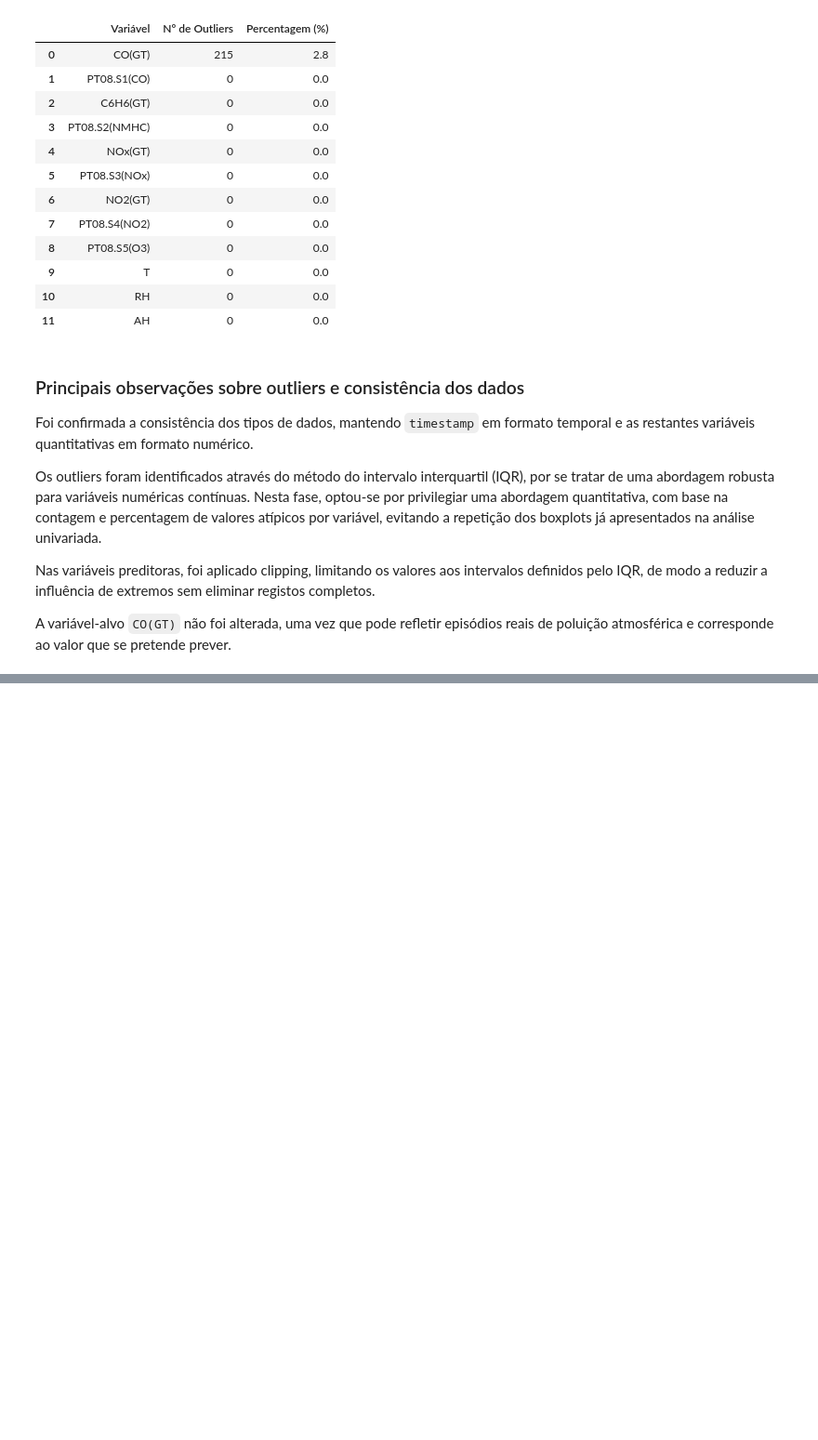
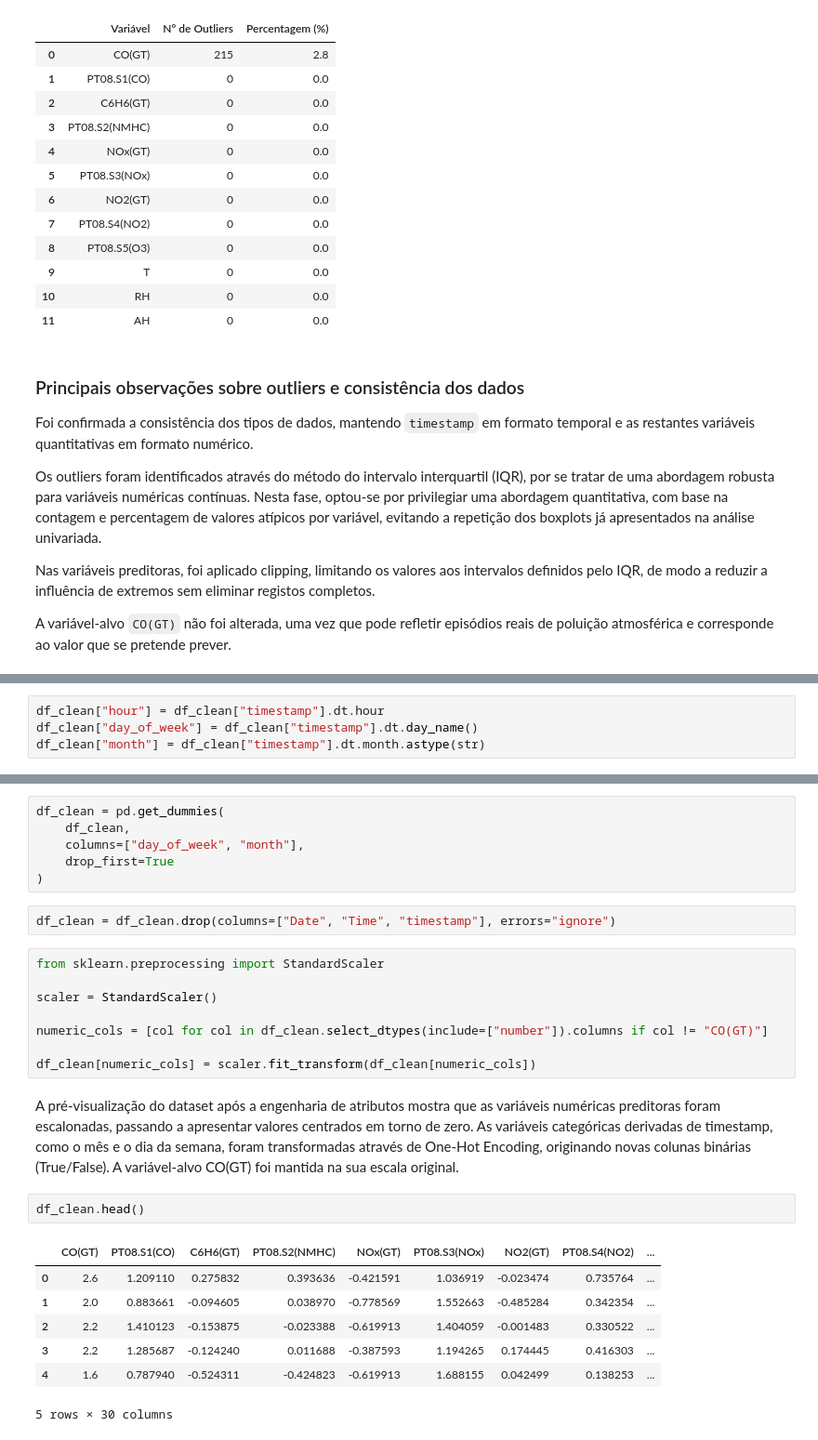
Before and after one commit to a2022138676/projeto-ciencia-dados-qualidade-ar, a Jupyter notebook: notebooks/1.0_eda_limpeza.ipynb, the cells around one changed output, grey strips where cells are left out. Shown at 93% size. Cells and saved outputs as stored; diff of their text form; blank space fills up the shorter version.

Commit message:
Kaggle Notebook | airquality.dataset | Versão- Milestone 2

```diff
--- a/notebooks/1.0_eda_limpeza.ipynb
+++ b/notebooks/1.0_eda_limpeza.ipynb
@@ -534,0 +543,4 @@ A variável-alvo `CO(GT)` não foi alterada, uma vez que pode refletir episódio
+# %%
+df_clean["hour"] = df_clean["timestamp"].dt.hour
+df_clean["day_of_week"] = df_clean["timestamp"].dt.day_name()
+df_clean["month"] = df_clean["timestamp"].dt.month.astype(str)
@@ -534,0 +558,28 @@ A variável-alvo `CO(GT)` não foi alterada, uma vez que pode refletir episódio
+# %%
+df_clean = pd.get_dummies(
+    df_clean,
+    columns=["day_of_week", "month"],
+    drop_first=True
+)
+# %%
+df_clean = df_clean.drop(columns=["Date", "Time", "timestamp"], errors="ignore")
+# %%
+from sklearn.preprocessing import StandardScaler
+
+scaler = StandardScaler()
+
+numeric_cols = [col for col in df_clean.select_dtypes(include=["number"]).columns if col != "CO(GT)"]
+
+df_clean[numeric_cols] = scaler.fit_transform(df_clean[numeric_cols])
+# %% [markdown]
+A pré-visualização do dataset após a engenharia de atributos mostra que as variáveis numéricas preditoras foram escalonadas, passando a apresentar valores centrados em torno de zero. As variáveis categóricas derivadas de timestamp, como o mês e o dia da semana, foram transformadas através de One-Hot Encoding, originando novas colunas binárias (True/False). A variável-alvo CO(GT) foi mantida na sua escala original.
+# %%
+df_clean.head()
+# %% [output]
+|  | CO(GT) | PT08.S1(CO) | C6H6(GT) | PT08.S2(NMHC) | NOx(GT) | PT08.S3(NOx) | NO2(GT) | PT08.S4(NO2) | ... |
+| 0 | 2.6 | 1.209110 | 0.275832 | 0.393636 | -0.421591 | 1.036919 | -0.023474 | 0.735764 | ... |
+| 1 | 2.0 | 0.883661 | -0.094605 | 0.038970 | -0.778569 | 1.552663 | -0.485284 | 0.342354 | ... |
+| 2 | 2.2 | 1.410123 | -0.153875 | -0.023388 | -0.619913 | 1.404059 | -0.001483 | 0.330522 | ... |
+| 3 | 2.2 | 1.285687 | -0.124240 | 0.011688 | -0.387593 | 1.194265 | 0.174445 | 0.416303 | ... |
+| 4 | 1.6 | 0.787940 | -0.524311 | -0.424823 | -0.619913 | 1.688155 | 0.042499 | 0.138253 | ... |
+5 rows × 30 columns
```
Also changed, not shown: parts of 4 cells of this notebook.
